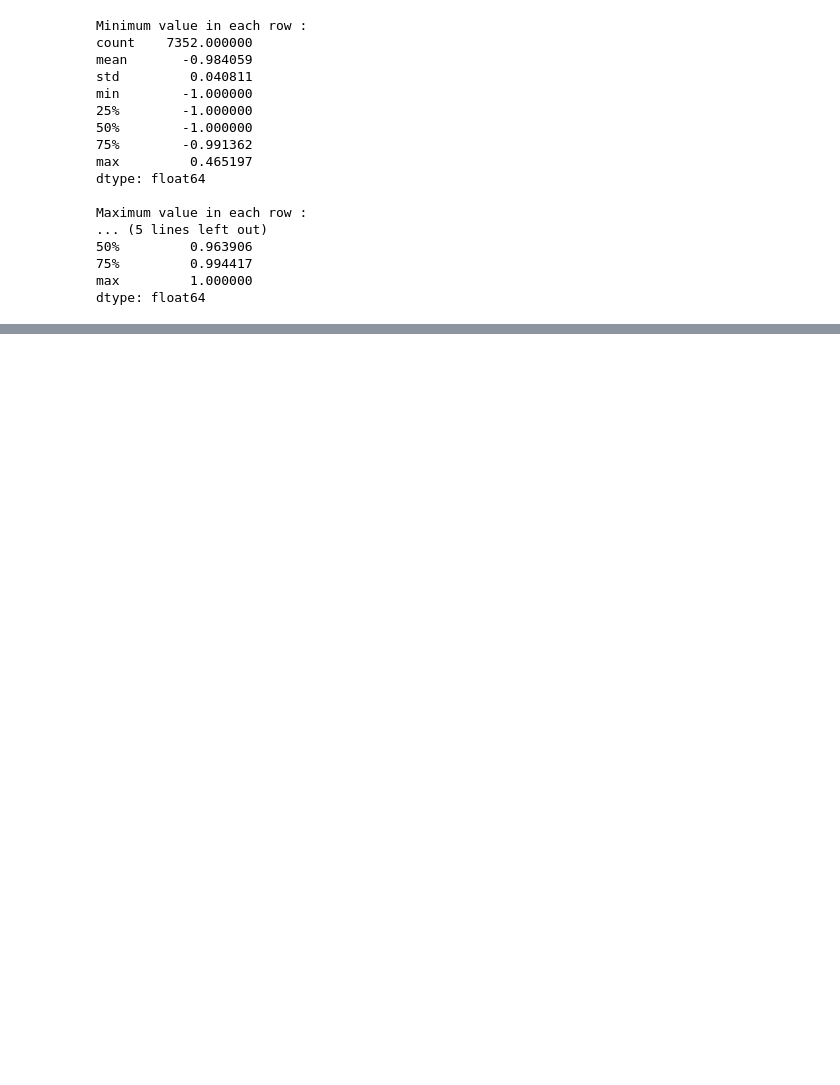
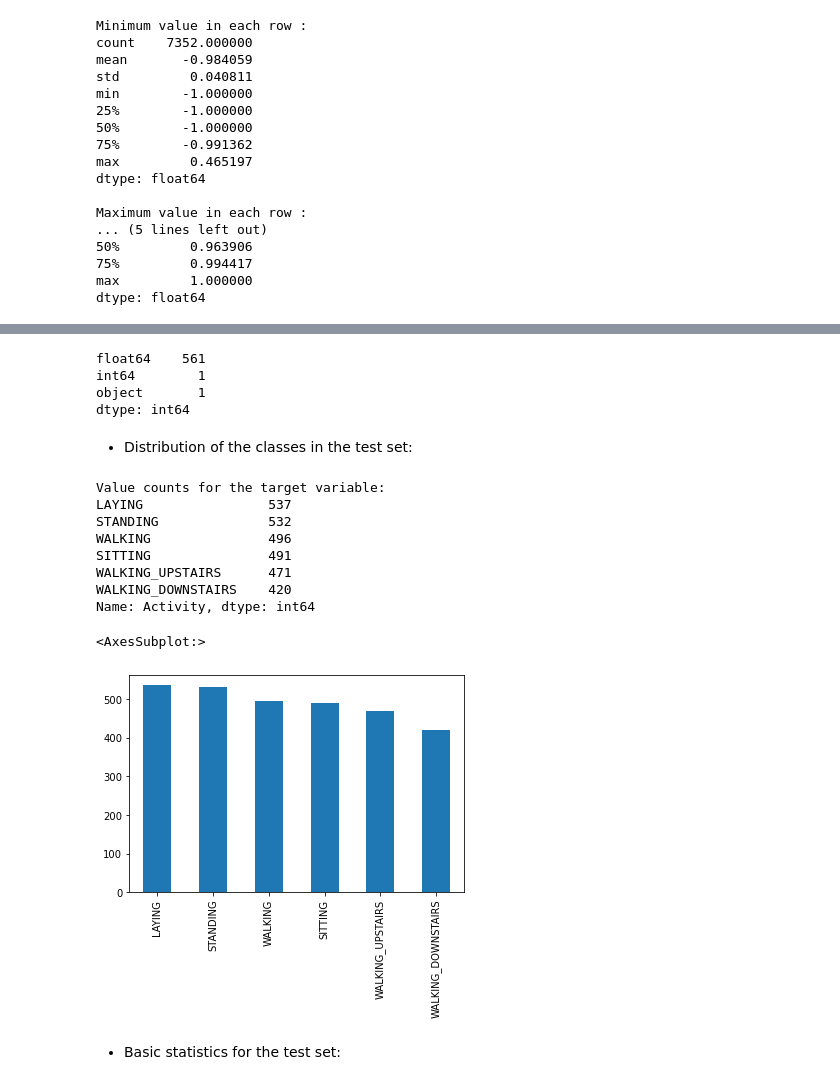
Before and after one commit to Esteban-7/Human_Activity_Recognition-Supervised_Learning, a Jupyter notebook: classification_project.ipynb, the cells around one changed output, grey strips where cells are left out. Drawn from its saved outputs; the diff is of its cells as text; code cells hidden in the pictures; blank space fills up the shorter version.

```diff
--- a/classification_project.ipynb
+++ b/classification_project.ipynb
@@ -195,0 +294,26 @@ Text(0.5, 1.0, 'Correlation Matrix')
+# %%
+df_test.dtypes.value_counts()
+# %% [output]
+float64    561
+int64        1
+object       1
+dtype: int64
+# %% [markdown]
+- Distribution of the classes in the test set:
+# %%
+print("Value counts for the target variable:")
+print(df_test['Activity'].value_counts())
+df_test['Activity'].value_counts().plot(kind='bar')
+# %% [output]
+Value counts for the target variable:
+LAYING                537
+STANDING              532
+WALKING               496
+SITTING               491
+WALKING_UPSTAIRS      471
+WALKING_DOWNSTAIRS    420
+Name: Activity, dtype: int64
+<AxesSubplot:>
+[figure, added]
+# %% [markdown]
+- Basic statistics for the test set:
```
Also changed, not shown: parts of 153 cells of this notebook, 2 other files.
